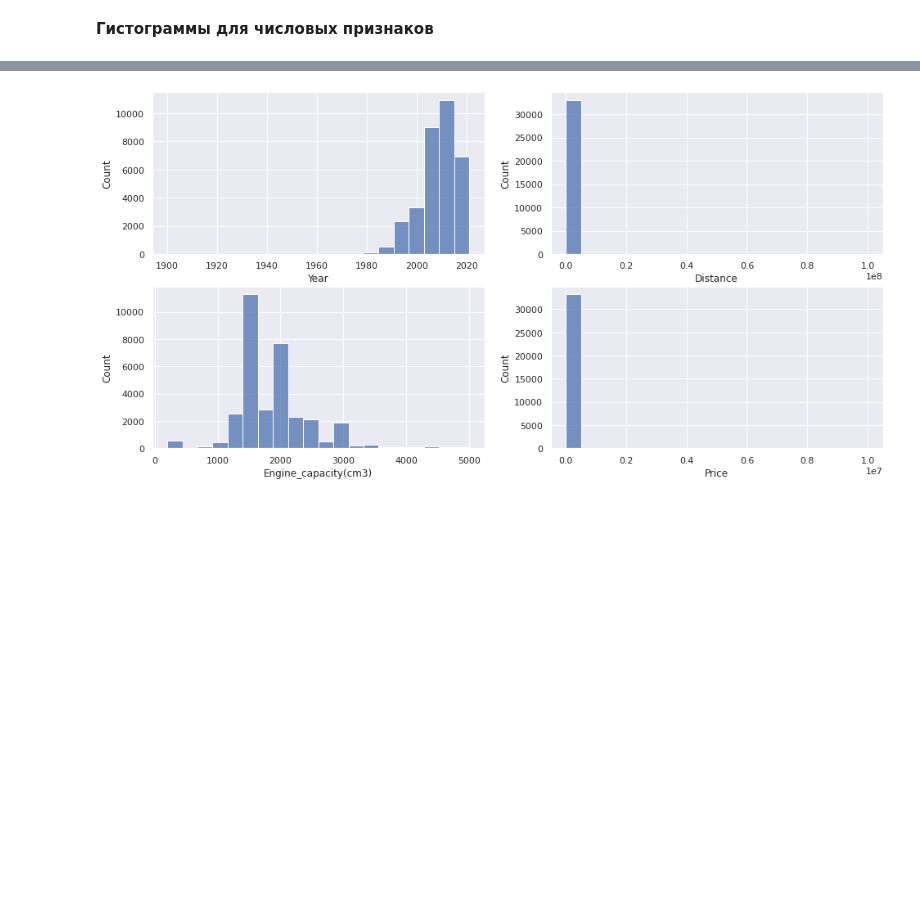
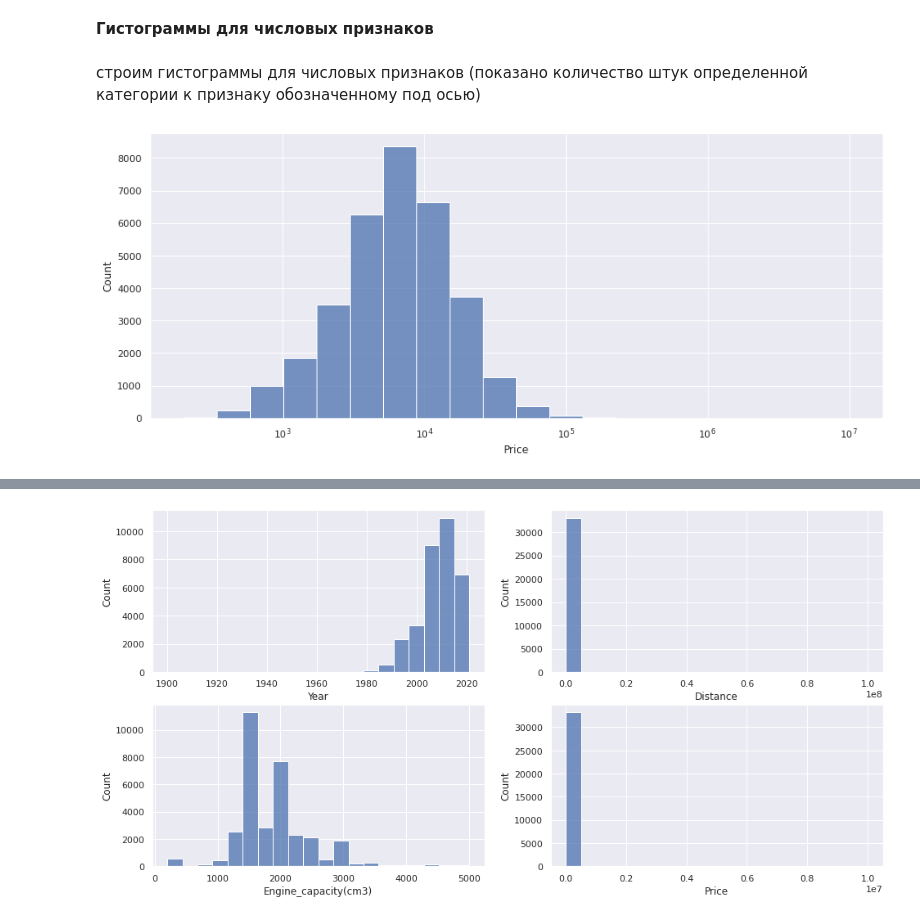
Before and after one commit to rosali3/innopolis_course, a Jupyter notebook: Homework_ML.ipynb, the cells around one changed output, grey strips where cells are left out. Saved outputs shown, nothing was run; the diff lists cells and outputs as text; code cells hidden in the pictures; blank space fills up the shorter version.

```diff
--- a/Homework_ML.ipynb
+++ b/Homework_ML.ipynb
@@ -105,3 +87,11 @@ print('Числовые данные:\t ',  num_columns, '\n Число стол
  Число столблцов =  4
 # %% [markdown]
 **Гистограммы для числовых признаков**
+# %% [markdown]
+строим гистограммы для числовых признаков (показано количество штук определенной категории к признаку обозначенному под осью)
+# %%
+plt.figure(figsize=(15,6))
+sns.histplot(data=df,
+        x='Price', bins = 20, log_scale = True);
+# %% [output]
+[figure, added]
```
Also changed, not shown: parts of 31 cells of this notebook.
